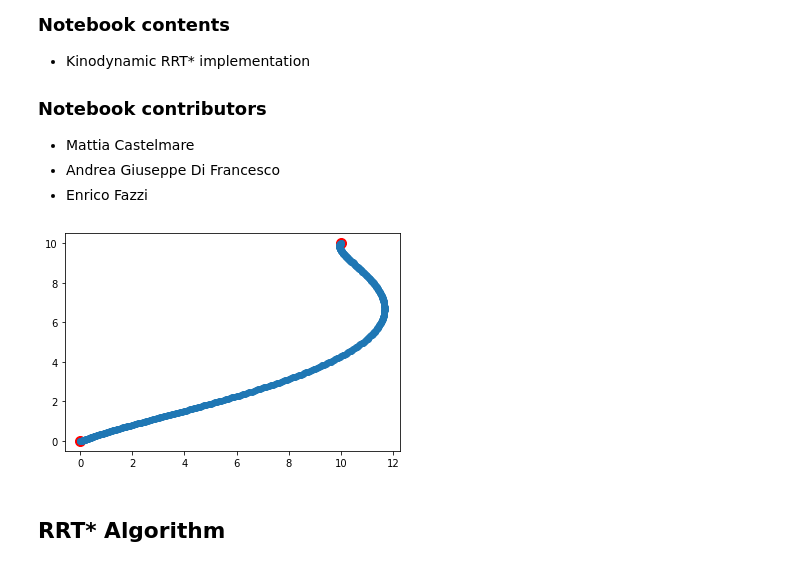
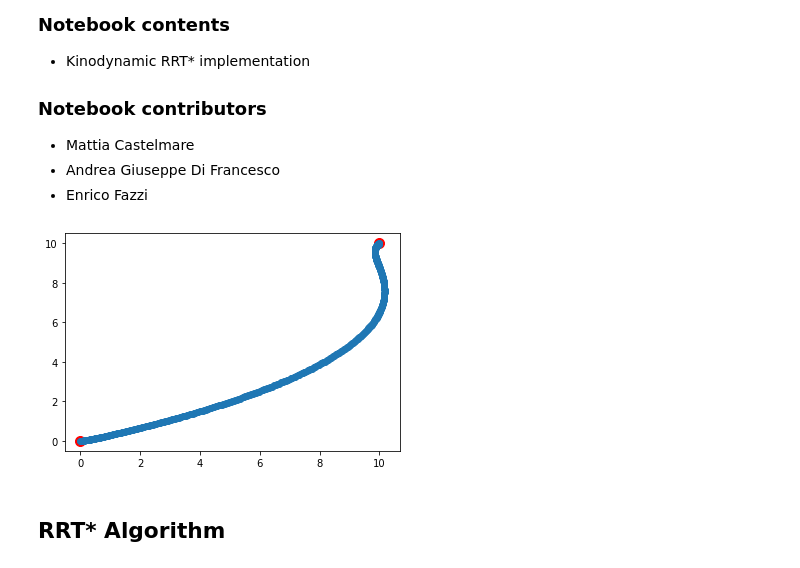
Before and after one commit to difra100/AMR_Testings, a Jupyter notebook: rrt_impl/kinodynamics.ipynb, the cells around one changed output. Cells and saved outputs as stored; diff of their text form; code cells hidden in the pictures.

```diff
--- a/rrt_impl/kinodynamics.ipynb
+++ b/rrt_impl/kinodynamics.ipynb
@@ -38,7 +38,7 @@ class KinoDynamicTrajectoryPlanner:
     def plan_opt_traj(self):
 
 
-        tau = 0.0
+        tau = 0
         tau_step = 1
         interstar = 0
         iter_max = 1000000
@@ -180,8 +180,8 @@ class KinoDynamicTrajectoryPlanner:
                         [(d0*math.sin(theta)/eta1), (-d0*math.cos(theta)/eta1)],
                         [math.cos(theta), math.sin(theta)]])
 
-            R = np.array([[100, 0],
-                        [0, 10000]])
+            R = np.array([[1000, 0],
+                        [0, 50000]])
 
 
         return A, B, R
@@ -220,8 +220,9 @@ class KinoDynamicTrajectoryPlanner:
             output: (y[-1]: Last value of the integrated function in tf)
 
         '''
-        tf = max(1, tf)
-        t = np.arange(0, tf, 1/freq)
+        t = np.arange(0, tf, 4/(freq))
+        if tf not in t:
+            t = np.concatenate((t, np.array([tf])))
         n = len(t)
         y = np.zeros((n, *y0.shape))
         y[0] = y0
@@ -243,9 +244,10 @@ class KinoDynamicTrajectoryPlanner:
             output: (q: [N x state_variables x 1], trajectory of configurations in the Robot); (y_: [N x state_variables x 1], variable to compute the control inputs)
 
         '''
-        tf = max(1, tf)
 
         t = np.flip(np.arange(0, tf, 1/freq))
+        if tf not in t:
+            t = np.concatenate((np.array([tf]), t))
 
         n = len(t)
         y = np.zeros((n, *yf.shape))
@@ -331,34 +333,34 @@ Y_f = 10
 
 eta1_f = 0.1
 eta2_f = 0.001
 theta_f = math.atan2(Y_f - Y_i, X_f - X_i)
 xi_f = 0
 
 jerk = True
 
 if jerk:
 
     qi = np.array([[X_i], [Y_i], [theta_i], [eta1_i], [eta2_i], [xi_i]])
 
     qf = np.array([[X_f], [Y_f], [theta_f], [eta1_f], [eta2_f], [xi_f]])
 
 else:
 
     qi = np.array([[X_i], [Y_i], [theta_i], [eta1_i], [eta2_i]])
 
     qf = np.array([[X_f], [Y_f], [theta_f], [eta1_f], [eta2_f]])
 
 KD = KinoDynamicTrajectoryPlanner(qi, qf, jerk = jerk)
 
 KD.plan_opt_traj()
 
 plt.scatter([X_i, X_f], [Y_i, Y_f], c = 'red', s = 100)
 plt.scatter([x[0] for x in KD.confs], [y[1] for y in KD.confs])
 
 
 plt.show()
 # %% [output]
-[figure, old version]
+[figure, new version]
 # %% [markdown]
 ## RRT* Algorithm
 # %%
```
Also changed, not shown: parts of 12 cells of this notebook, 2 other files.
